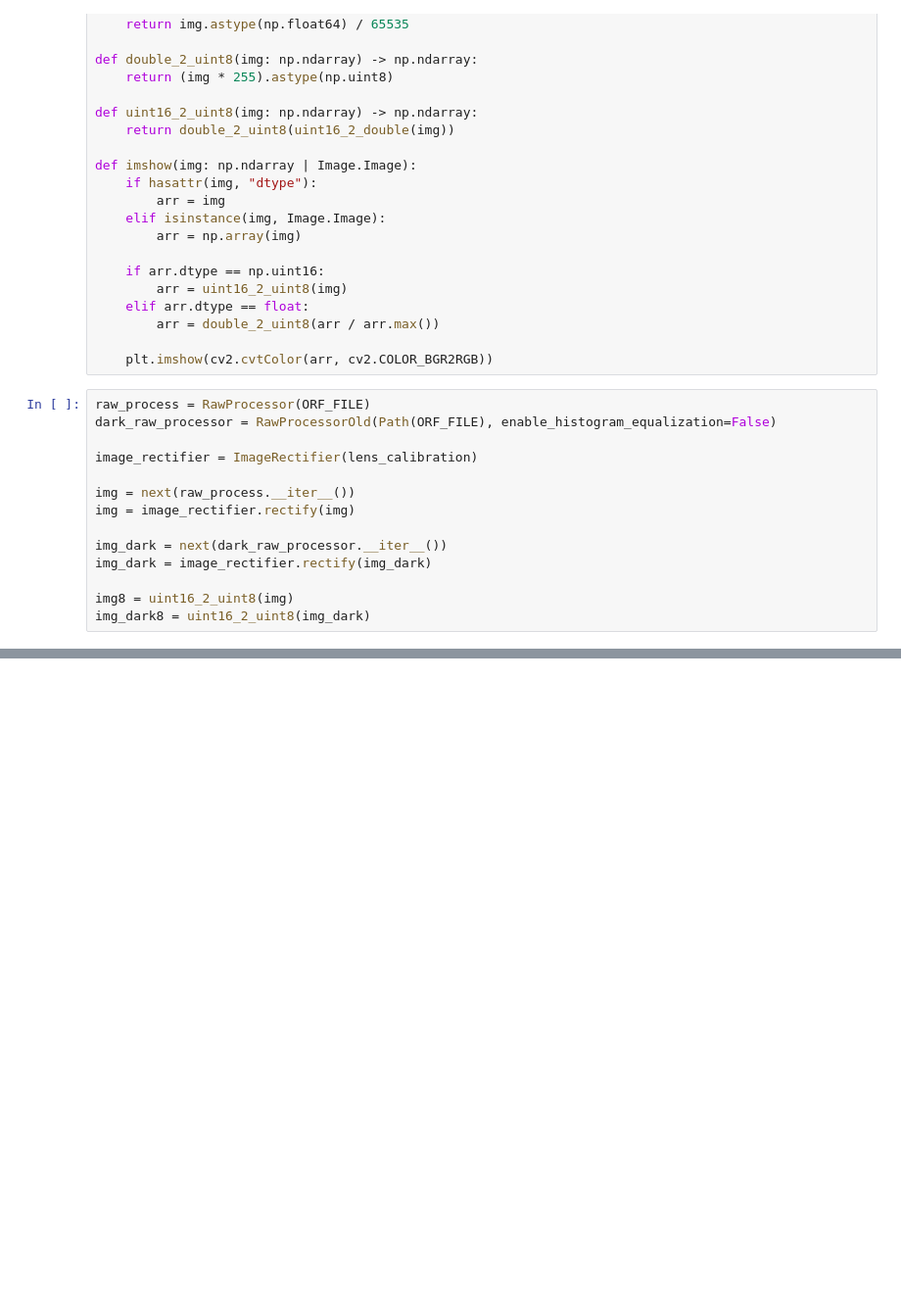
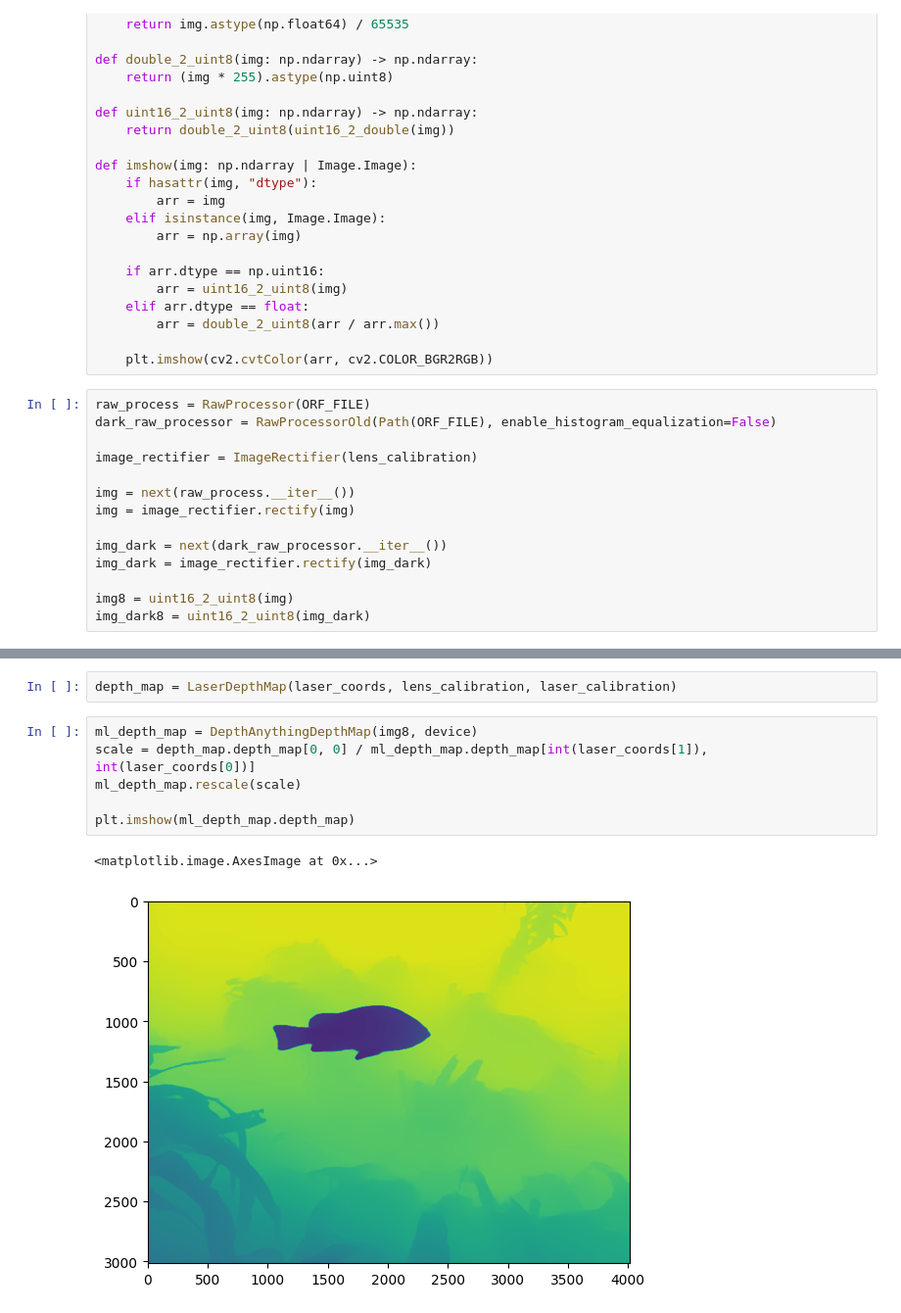
Before and after one commit to UCSD-E4E/pyFishSenseDev, a Jupyter notebook: experiments/sam_segmentation.ipynb, the cells around one changed output, grey strips where cells are left out. Shown at 98% size. Drawn from its saved outputs; the diff is of its cells as text; blank space fills up the shorter version.

```diff
--- a/experiments/sam_segmentation.ipynb
+++ b/experiments/sam_segmentation.ipynb
@@ -72,0 +79,11 @@ plt.show()
+# %%
+depth_map = LaserDepthMap(laser_coords, lens_calibration, laser_calibration)
+# %%
+ml_depth_map = DepthAnythingDepthMap(img8, device)
+scale = depth_map.depth_map[0, 0] / ml_depth_map.depth_map[int(laser_coords[1]), int(laser_coords[0])]
+ml_depth_map.rescale(scale)
+
+plt.imshow(ml_depth_map.depth_map)
+# %% [output]
+<matplotlib.image.AxesImage at 0x...>
+[figure, added]
```
Also changed, not shown: parts of 5 cells of this notebook, 3 other files.
